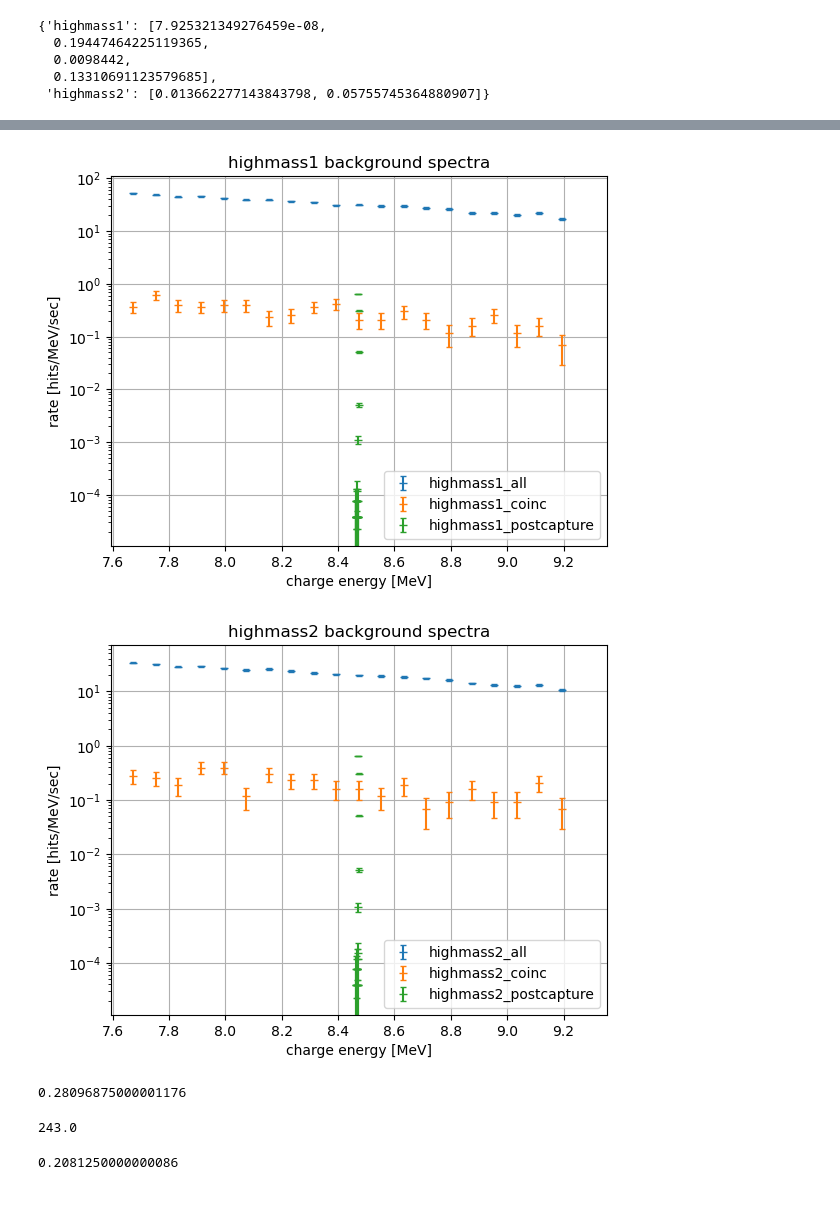
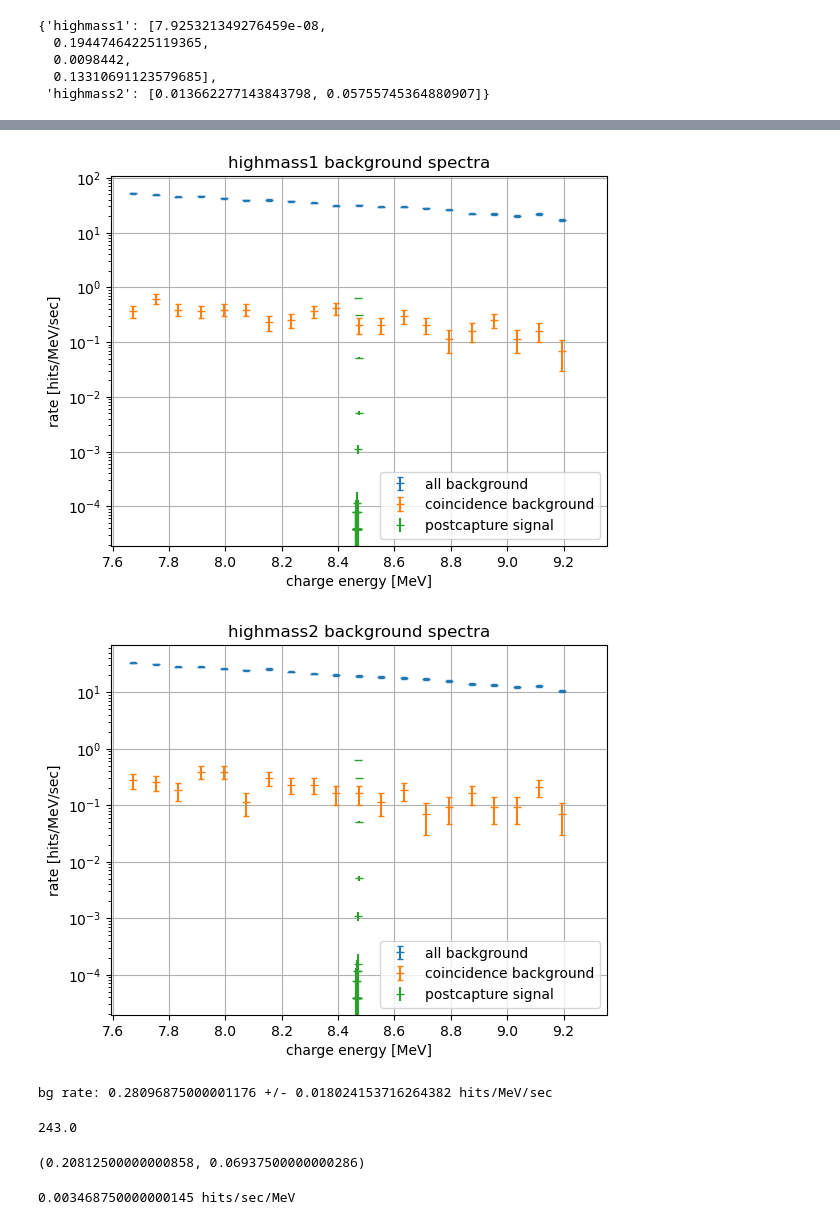
Before and after one commit to tamu-edu/doublecap, a Jupyter notebook: analysis/backgrounds.ipynb, the cells around one changed output, grey strips where cells are left out. Saved outputs shown, nothing was run; the diff lists cells and outputs as text; code cells hidden in the pictures.

```diff
--- a/analysis/backgrounds.ipynb
+++ b/analysis/backgrounds.ipynb
@@ -14,5 +33,6 @@ import shield_optimization as so
 # %%
 E1 = 8.4736 # MeV
+E1_lm = E1**2/2/(29*931.5 - 21.895)
 hm = ('highmass1', 'highmass2')
 lm = 'lowmass'
 detectors = ('highmass1', 'highmass2', 'lowmass')
@@ -375,0 +420,22 @@ for det in hm:
+# %%
+plt.figure()
+ax = plt.gca()
+
+ax.set_title(f'lowmass background')
+Ebins = df['E'].values
+
+for c in df.columns[1:]:
+    if 'lowmass' in c:
+        y = df[c].values/leadrates.meas_exposures[meas]
+        ax.step(Ebins, y, where = 'post')
+
+
+
+#ax.step(capcts.Ebins, capcts.cts[det]*capture_rate/capcts.Nprimaries, where = 'post', label = 'postcapture')
+
+plt.axvline(E1_lm, linestyle = 'dashed', color = 'gray', label = 'straight-to-ground NR')
+
+ax.semilogy()
+ax.grid()
+ax.set_xlabel('charge energy [MeV]')
+ax.set_ylabel('rate [Hz]')
@@ -375,0 +449,9 @@ for det in hm:
+# %%
+# total background rate in lowmass
+for det in detectors:
+    c = det + '_all'
+    print(f'total {df[c].values.sum()/leadrates.meas_exposures[meas]} +/- {np.sqrt(df[c].values.sum())/leadrates.meas_exposures[meas]} Hz in {det}')
+
+for det in hm:
+    c = det + '_coinc'
+    print(f'total {df[c].values.sum()/leadrates.meas_exposures[meas]} +/- {np.sqrt(df[c].values.sum())/leadrates.meas_exposures[meas]} Hz coinc in {det}')
@@ -414,8 +502,8 @@ capmatch2 = 'simdata_20250302_113418_t*root'
 cap_primaries_dict[capmatch2] = cap_primaries_dict[cap_match]
 
 capcts2 = Counts(capmatch2, Emin = Emin, Emax = Emax, Nbins = bins, save = True)
-df_dict2 = get_charge_histograms(leadrates, Emin = Emin, Emax = Emax, Nbins = bins)
-df2 = df_dict2[meas]
+#df_dict2 = get_charge_histograms(leadrates, Emin = Emin, Emax = Emax, Nbins = bins)
+#df2 = df_dict2[meas]
 # %% [output]
 loaded simdata_20250302_113418_t*root.txt
 # %%
@@ -603,49 +698,60 @@ for det in hm:
 # %%
 for det in hm:
 
     plt.figure()
     ax = plt.gca()
 
     ax.set_title(f'{det} background spectra')
     Ebins = df4['E'].values
     dE = (Ebins[1:] - Ebins[:-1]).mean()
 
 
     for c in df4.columns[1:]:
-        if det in c and '_captures' not in c:
+        if det in c and '_captures' not in c and '_energy_cut' not in c:
             y = df4[c].values/leadrates.meas_exposures[meas]/dE
             dy = np.sqrt(df4[c].values)/leadrates.meas_exposures[meas]/dE
+            lable = c.split('_')[1] + ('idence ' if 'coinc' in c else ' ') + 'background'
             #ax.step(Ebins, y, where = 'post', label = c)
-            ax.errorbar(Ebins, y, yerr = dy, label = c, linestyle = '', marker = '_', capsize = 2)
+            ax.errorbar(Ebins, y, yerr = dy, label = lable, linestyle = '', marker = '_', capsize = 2)
 
     dEcap = np.diff(capcts2.Ebins).mean()
     capy = capcts2.cts[det]*capture_rate/capcts2.Nprimaries/dEcap
     dcapy = np.sqrt(capcts2.cts[det])*capture_rate/capcts2.Nprimaries/dEcap
-    #ax.step(capcts2.Ebins, capy, where = 'post', label = det + '_postcapture')
-    ax.errorbar(capcts2.Ebins, capy, yerr = dcapy, label = det + '_postcapture', linestyle = '', marker = '_', capsize = 2)
+    #ax.step(capcts2.Ebins, capy, where = 'post', label = 'postcapture signal')
+    ax.errorbar(capcts2.Ebins, capy, yerr = dcapy, label = 'postcapture signal', linestyle = '', marker = '_', capsize = 0)
 
     #plt.axvline(E1, linestyle = 'dashed', color = 'gray', label = 'straight-to-ground')
 
     ax.semilogy()
     ax.grid()
     ax.legend(loc = 'lower right')
     #ax.legend()
     ax.set_xlabel('charge energy [MeV]')
     ax.set_ylabel('rate [hits/MeV/sec]')
 # %% [output]
-[figure, old version]
+[figure, new version]
-[figure, old version]
+[figure, new version]
 # %%
 # background rate : hit/sec/MeV
-df4['highmass1_coinc'].values.sum()/leadrates.meas_exposures[meas]/(max(df4['E']) - min(df4['E']))
+bg_rate = df4['highmass1_coinc'].values.sum()/leadrates.meas_exposures[meas]/(max(df4['E']) - min(df4['E']))
+
+dbg_rate = np.sqrt(df4['highmass1_coinc'].values.sum())/leadrates.meas_exposures[meas]/(max(df4['E']) - min(df4['E']))
+
+print(f'bg rate: {bg_rate} +/- {dbg_rate} hits/MeV/sec')
 # %% [output]
-0.28096875000001176
+bg rate: 0.28096875000001176 +/- 0.018024153716264382 hits/MeV/sec
 # %%
 df4['highmass1_coinc'].values.sum()
 # %% [output]
 243.0
 # %%
 idx = np.where(df4['E'].values > E1)[0][0]
-df4['highmass1_coinc'].values[idx]/leadrates.meas_exposures[meas]/(df4['E'].values[idx+1] - df4['E'].values[idx])
+conv = leadrates.meas_exposures[meas]*(df4['E'].values[idx+1] - df4['E'].values[idx])
+df4['highmass1_coinc'].values[idx]/conv, np.sqrt(df4['highmass1_coinc'].values[idx])/conv
 # %% [output]
-0.2081250000000086
+(0.20812500000000858, 0.06937500000000286)
+# %%
+bg_rate_energy_cut = df4['highmass1_coinc_energy_cut'].values.sum()/leadrates.meas_exposures[meas]/(max(df4['E']) - min(df4['E']))
+print(f'{bg_rate_energy_cut} hits/sec/MeV')
+# %% [output]
+0.003468750000000145 hits/sec/MeV
```
Also changed, not shown: parts of 26 cells of this notebook.
